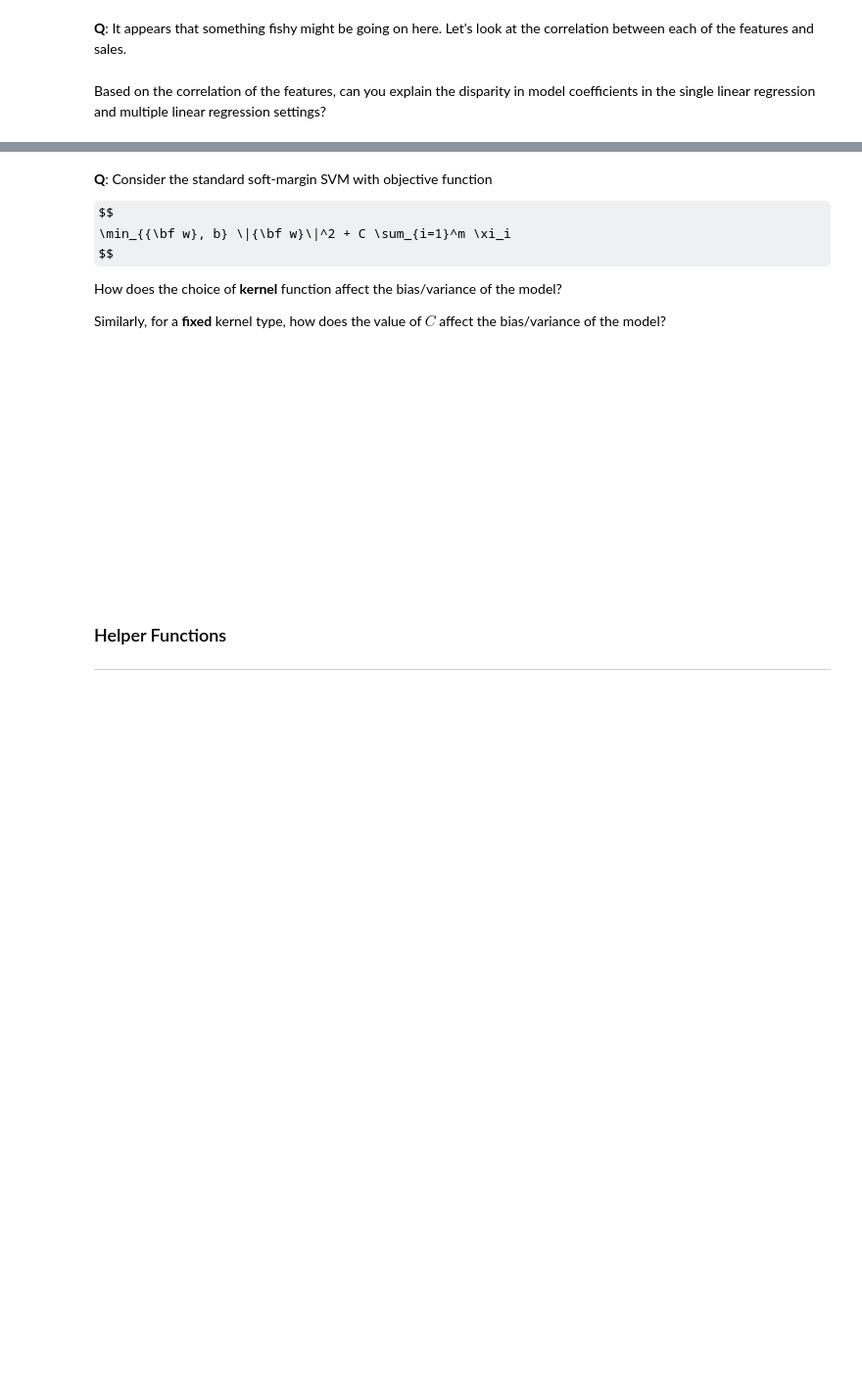
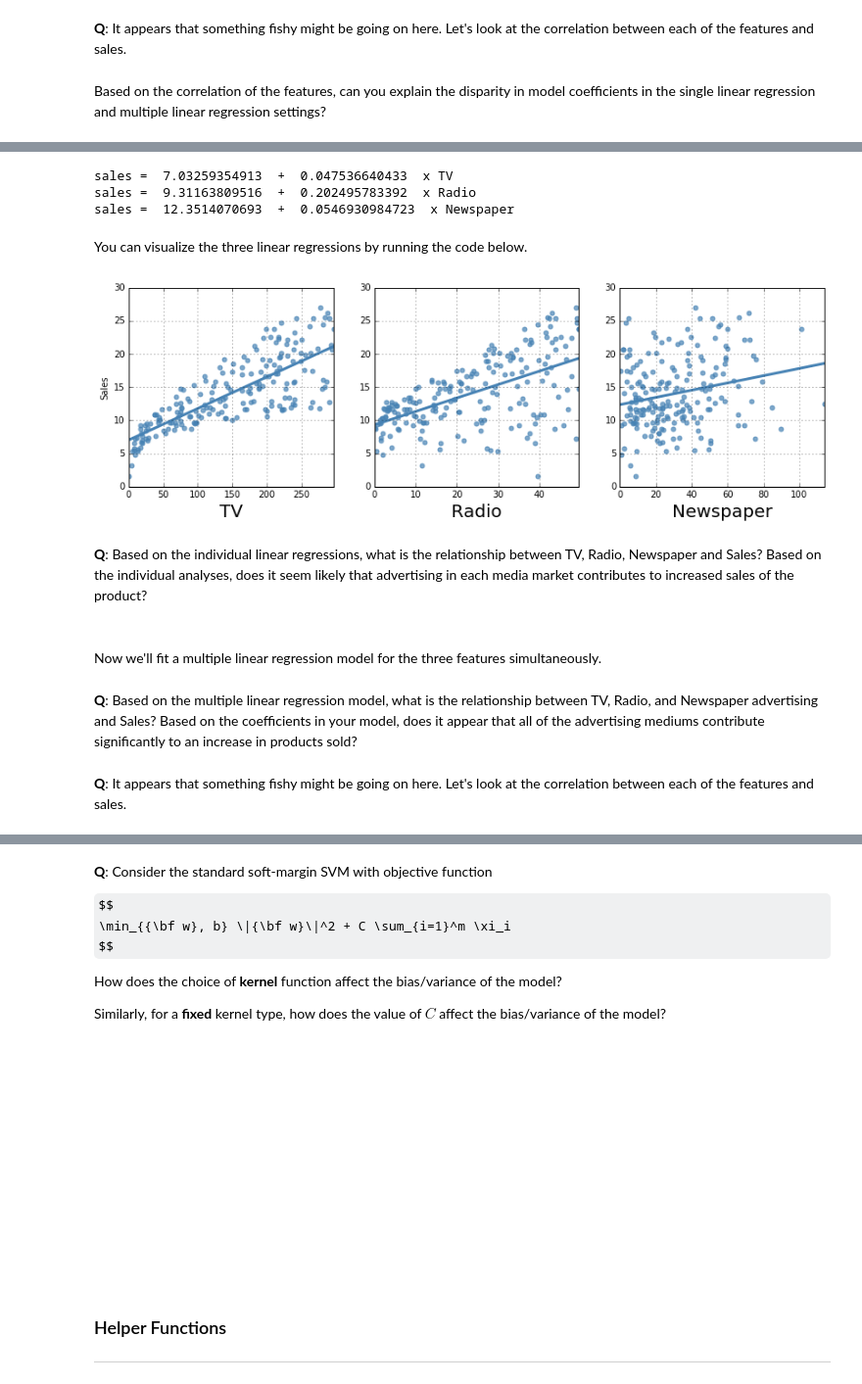
Before and after one commit to omnific-h/csci5622notebooks, a Jupyter notebook: 10_Linear_Regression_Bias_Variance.ipynb, the cells around one changed output, grey strips where cells are left out. Shown at 98% size. Cells and saved outputs as stored; diff of their text form; code cells hidden in the pictures; some formulas as TeX source; blank space fills up the shorter version.

```diff
--- a/10_Linear_Regression_Bias_Variance.ipynb
+++ b/10_Linear_Regression_Bias_Variance.ipynb
@@ -118,0 +192,4 @@ Based on the correlation of the features, can you explain the disparity in model
+# %%
+import numpy as np
+D = np.genfromtxt('data/Advertising.csv', delimiter=',')
+X, y = D[:,:3], D[:,3]
@@ -118,0 +203,47 @@ Based on the correlation of the features, can you explain the disparity in model
+# %%
+regrTV = LinearRegression()
+regrTV.fit(X[:,0].reshape(-1,1), y)
+print "sales = ", regrTV.intercept_, " + ", regrTV.coef_[0], " x TV"
+
+regrRadio = LinearRegression()
+regrRadio.fit(X[:,1].reshape(-1,1), y)
+print "sales = ", regrRadio.intercept_, " + ", regrRadio.coef_[0], " x Radio"
+
+regrNews = LinearRegression()
+regrNews.fit(X[:,2].reshape(-1,1), y)
+print "sales = ", regrNews.intercept_, " + ", regrNews.coef_[0], " x Newspaper"
+# %% [output]
+sales =  7.03259354913  +  0.047536640433  x TV
+sales =  9.31163809516  +  0.202495783392  x Radio
+sales =  12.3514070693  +  0.0546930984723  x Newspaper
+# %% [markdown]
+You can visualize the three linear regressions by running the code below.
+# %%
+import matplotlib.pyplot as plt
+%matplotlib inline
+mycolors = {"blue": "steelblue", "red": "#a76c6e", "green": "#6a9373"}
+fig = plt.figure(figsize=(14,4))
+ax1 = fig.add_subplot(131)
+ax2 = fig.add_subplot(132)
+ax3 = fig.add_subplot(133)
+axes = [ax1, ax2, ax3]
+regrs = [regrTV, regrRadio, regrNews]
+features = ["TV", "Radio", "Newspaper"]
+
+ax1.set_ylim(0,30)
+ax1.set_ylabel("Sales")
+for jj, (ax, regr, feat) in enumerate(zip(axes, regrs, features)):
+    ax.grid(True)
+    ax.set_xlim(0, np.max(X[:,jj]))
+    ax.set_xlabel(feat, fontsize=20)
+    ax.scatter(X[:,jj], y, s=25, color=mycolors["blue"], alpha=0.7)
+    x = np.linspace(0, np.max(X[:,jj]))
+    ax.plot(x, regr.intercept_ + regr.coef_[0]*x, lw=3, color=mycolors["blue"])
+# %% [output]
+[figure, added]
+# %% [markdown]
+**Q**: Based on the individual linear regressions, what is the relationship between TV, Radio, Newspaper and Sales?  Based on the individual analyses, does it seem likely that advertising in each media market contributes to increased sales of the product?
+# %% [markdown]
+<br>
+
+Now we'll fit a multiple linear regression model for the three features simultaneously.
@@ -118,0 +256,4 @@ Based on the correlation of the features, can you explain the disparity in model
+# %% [markdown]
+**Q**: Based on the multiple linear regression model, what is the relationship between TV, Radio, and Newspaper advertising and Sales?  Based on the coefficients in your model, does it appear that all of the advertising mediums contribute significantly to an increase in products sold?
+# %% [markdown]
+**Q**:  It appears that something fishy might be going on here.  Let's look at the correlation between each of the features and sales.
```
Also changed, not shown: parts of 16 cells of this notebook.
